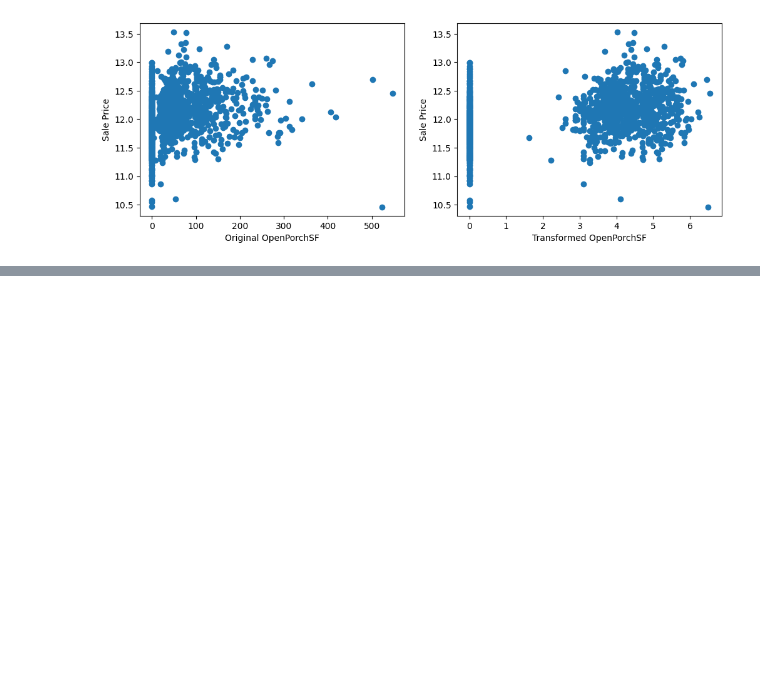
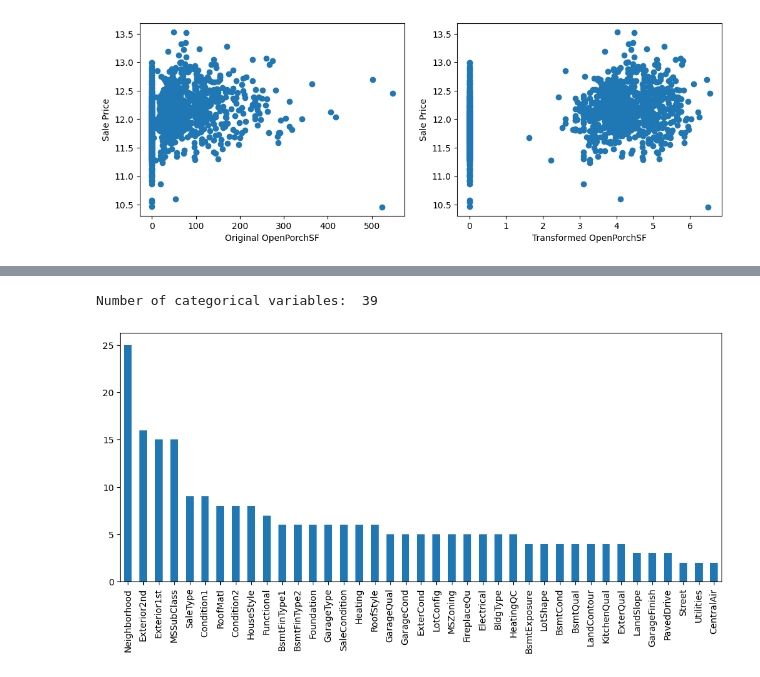
Before and after one commit to Bagusdevaa/house-price-prediction, a Jupyter notebook: housepriceprediction.ipynb, the cells around one changed output, grey strips where cells are left out. Drawn from its saved outputs; the diff is of its cells as text; code cells hidden in the pictures; blank space fills up the shorter version.

```diff
--- a/housepriceprediction.ipynb
+++ b/housepriceprediction.ipynb
@@ -543,0 +609,12 @@ for var in cont_vars:
+# %%
+cat_vars = data.select_dtypes(exclude=["float","int"]).columns.tolist()
+
+cat_vars = cat_vars + ['MSSubClass'] # base on  data description , MSSubClass is categorical variable that already encoded
+print('Number of categorical variables: ', len(cat_vars))
+# %% [output]
+Number of categorical variables:  39
+# %%
+data[cat_vars].nunique().sort_values(ascending=False).plot.bar(figsize=(12,5))
+plt.show()
+# %% [output]
+[figure, added]
```
Also changed, not shown: parts of 10 cells of this notebook.
